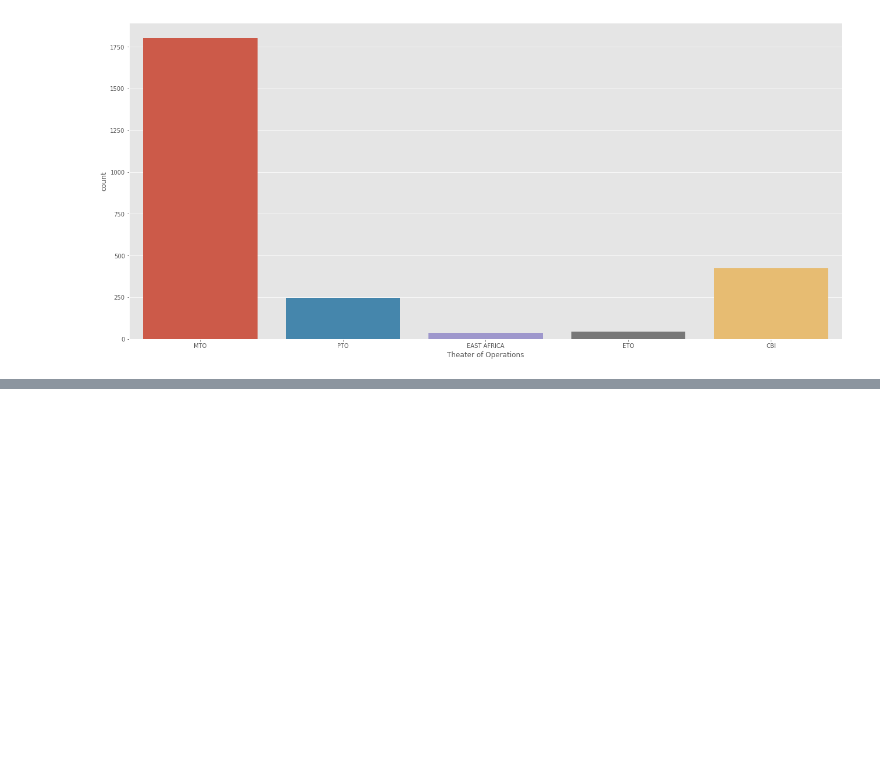
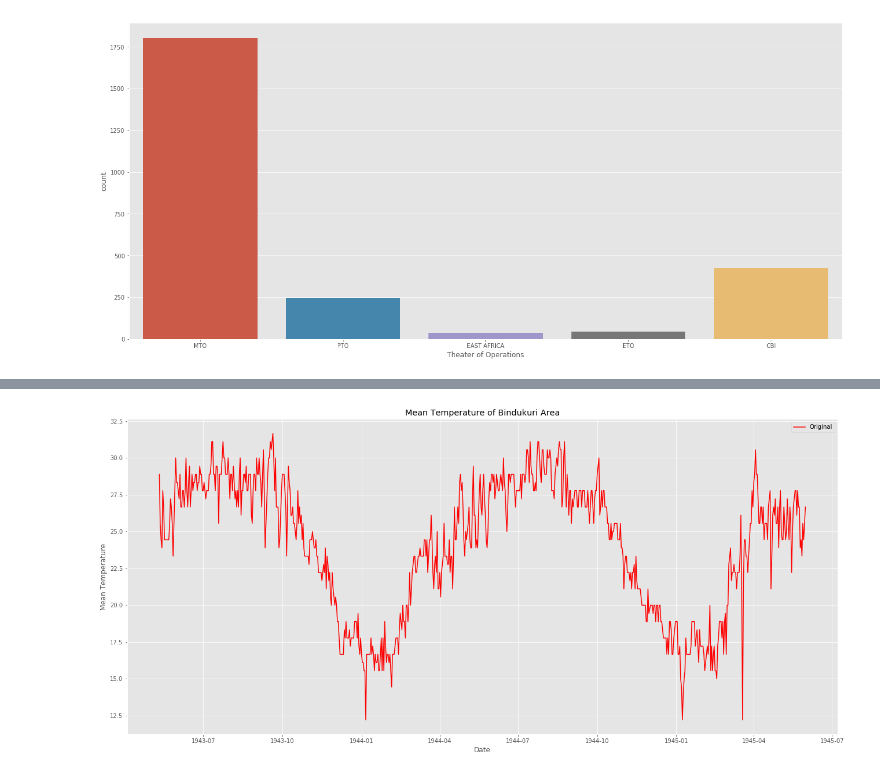
Before and after one commit to In-finite/TimeSeries, a Jupyter notebook: Analysing_different_data.ipynb, the cells around one changed output, grey strips where cells are left out. Drawn from its saved outputs; the diff is of its cells as text; code cells hidden in the pictures; blank space fills up the shorter version.

```diff
--- a/Analysing_different_data.ipynb
+++ b/Analysing_different_data.ipynb
@@ -323,0 +416,14 @@ plt.show()
+# %%
+# Moving average method
+window_size = 6
+#moving_avg = pd.rolling_mean(ts,window_size)
+plt.figure(figsize=(22,10))
+plt.plot(ts, color = "red",label = "Original")
+#plt.plot(moving_avg, color='black', label = "moving_avg_mean")
+plt.title("Mean Temperature of Bindukuri Area")
+plt.xlabel("Date")
+plt.ylabel("Mean Temperature")
+plt.legend()
+plt.show()
+# %% [output]
+[figure, added]
```
Also changed, not shown: parts of 11 cells of this notebook, 1 other file.
